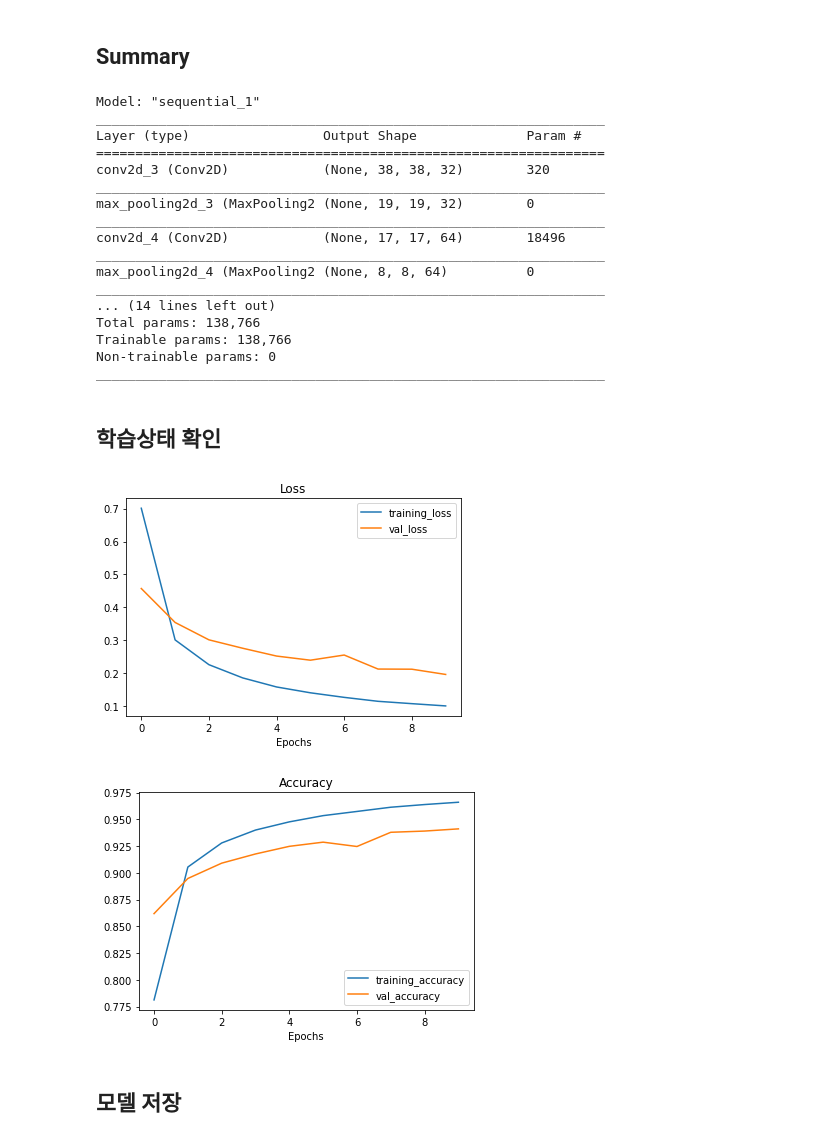
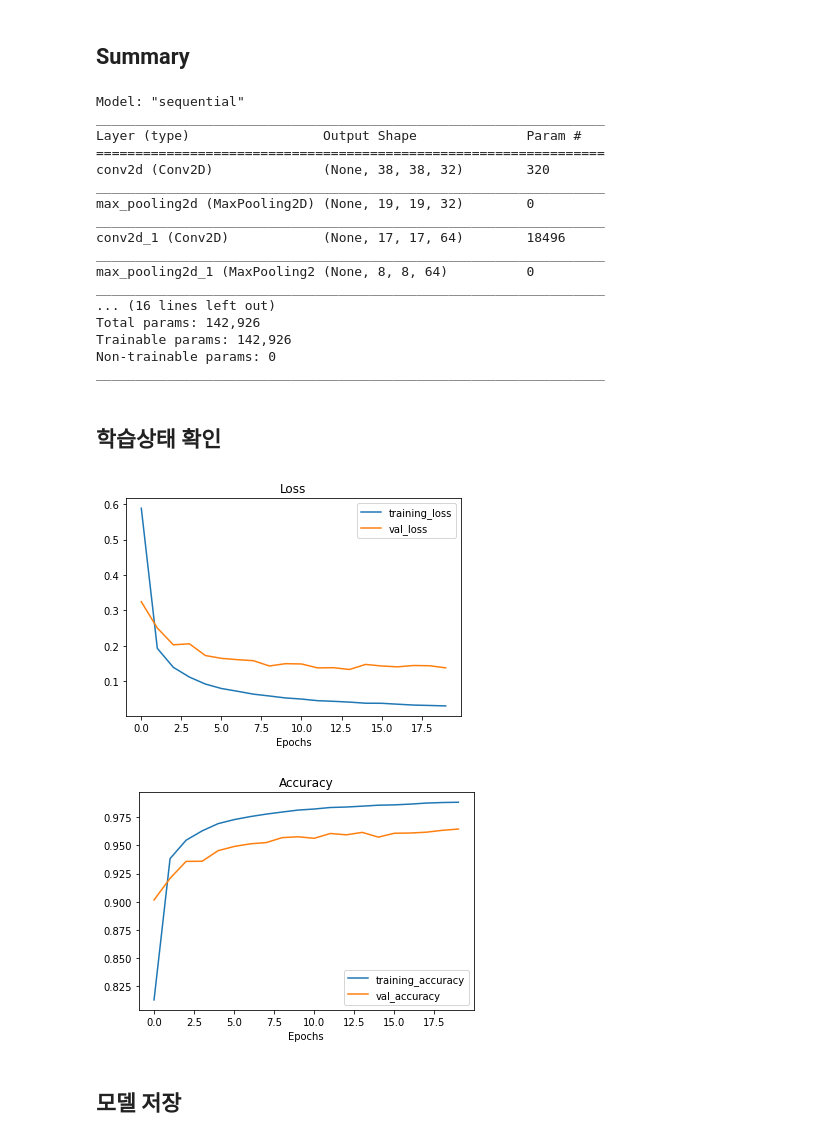
Before and after one commit to factorLee/handwittenCalculator_tensorflow-flask, a Jupyter notebook: HandwrittenCalcApp/CNN_model_final.ipynb, the cells around one changed output. Cells and saved outputs as stored; diff of their text form; code cells hidden in the pictures.

```diff
--- a/HandwrittenCalcApp/CNN_model_final.ipynb
+++ b/HandwrittenCalcApp/CNN_model_final.ipynb
@@ -107,8 +109,8 @@ Found 60469 images belonging to 14 classes.
 # %% [markdown]
 ## Checkpoint 설정
 # %%
-checkpoint_path = "model_6_checkpoint/cp.ckpt"
-model_6_checkpoint = tf.keras.callbacks.ModelCheckpoint(
+checkpoint_path = "model_8_checkpoint/cp.ckpt"
+model_8_checkpoint = tf.keras.callbacks.ModelCheckpoint(
     checkpoint_path,
     monitor = "val_accuracy",
     save_best_only = True,
@@ -120,7 +122,7 @@ model_6_checkpoint = tf.keras.callbacks.ModelCheckpoint(
 # %%
 # CNN 모델 생성
 
-model_6 = tf.keras.models.Sequential([
+model_8 = tf.keras.models.Sequential([
     tf.keras.layers.Conv2D(
         filters = 32,
         kernel_size = 3, # (3, 3)
@@ -133,34 +135,36 @@ model_6 = tf.keras.models.Sequential([
     ),
     tf.keras.layers.Conv2D(64, 3, activation='relu'), # 렐루는 그레디언트가 영원히 줄지 않는다.
     tf.keras.layers.MaxPool2D(2),
-    tf.keras.layers.Conv2D(64, 3, activation='relu'),
-    tf.keras.layers.MaxPool2D(2),
+    tf.keras.layers.Conv2D(64, 3, activation='relu'), # 추가02 필터
+    tf.keras.layers.MaxPool2D(2), # 추가02
     tf.keras.layers.Flatten(),
     tf.keras.layers.Dense(128, activation="relu"),
-    tf.keras.layers.Dropout(0.2),
-    tf.keras.layers.Dense(64, activation="relu"),
+    tf.keras.layers.Dropout(0.2), # 추가03
+    tf.keras.layers.Dense(64, activation="relu"), # 추가01 layer
+    # tf.keras.layers.Dropout(0.2), # 추가04
+    tf.keras.layers.Dense(64, activation="relu"), # 추가04 layer
     tf.keras.layers.Dense(14, activation="softmax") # classifier
 ])
 # %%
 # 모델 컴파일
 
-model_6.compile(
-    loss = "categorical_crossentropy", # cross ntropy 오차 함수 사용 그레티언드 (배니싱현상)
-    optimizer = tf.keras.optimizers.Adam(lr = 5e-4),
+model_8.compile(
+    loss = "categorical_crossentropy", # cross ntropy 오차 함수 사용 그레티언드 (배니싱현상) # 변경 : Categorical_crossentropy -> Sparse_categorical_crossentropy
+    optimizer = tf.keras.optimizers.Adam(learning_rate = 5e-4), # 0.0005 5e-4
     metrics = ["accuracy"]
 )
 # %% [markdown]
 ## Model fitting
 # %%
-history_6 = model_6.fit(
+history_8 = model_8.fit(
     train_set,
     epochs = 20,
     steps_per_epoch = len(train_set),
     validation_data = valid_set,
     validation_steps = len(valid_set),
     callbacks = [
-                 create_tensorboard_callback("train_log", "handwritten_model_6"),
-                 model_6_checkpoint
+                 create_tensorboard_callback("train_log", "handwritten_model_8"),
+                 model_8_checkpoint
                 ]
 )
 # %% [output]
@@ -192,32 +196,32 @@ print(val_loss,val_accuracy)
 # %% [markdown]
 ## Summary
 # %%
-model_6.summary()
+model_8.summary()
 # %% [output]
-Model: "sequential_1"
+Model: "sequential"
 _________________________________________________________________
 Layer (type)                 Output Shape              Param #
 =================================================================
-conv2d_3 (Conv2D)            (None, 38, 38, 32)        320
+conv2d (Conv2D)              (None, 38, 38, 32)        320
 _________________________________________________________________
-max_pooling2d_3 (MaxPooling2 (None, 19, 19, 32)        0
+max_pooling2d (MaxPooling2D) (None, 19, 19, 32)        0
 _________________________________________________________________
-conv2d_4 (Conv2D)            (None, 17, 17, 64)        18496
+conv2d_1 (Conv2D)            (None, 17, 17, 64)        18496
 _________________________________________________________________
-max_pooling2d_4 (MaxPooling2 (None, 8, 8, 64)          0
+max_pooling2d_1 (MaxPooling2 (None, 8, 8, 64)          0
 _________________________________________________________________
-... (14 lines left out)
-Total params: 138,766
-Trainable params: 138,766
+... (16 lines left out)
+Total params: 142,926
+Trainable params: 142,926
 Non-trainable params: 0
 _________________________________________________________________
 # %% [markdown]
 ## 학습상태 확인
 # %%
-plot_loss_curves(history_6)
+plot_loss_curves(history_8)
 # %% [output]
-[figure, old version]
+[figure, new version]
-[figure, old version]
+[figure, new version]
 # %% [markdown]
 ## 모델 저장
 # %%
```
Also changed, not shown: parts of 10 cells of this notebook, 15 other files.
